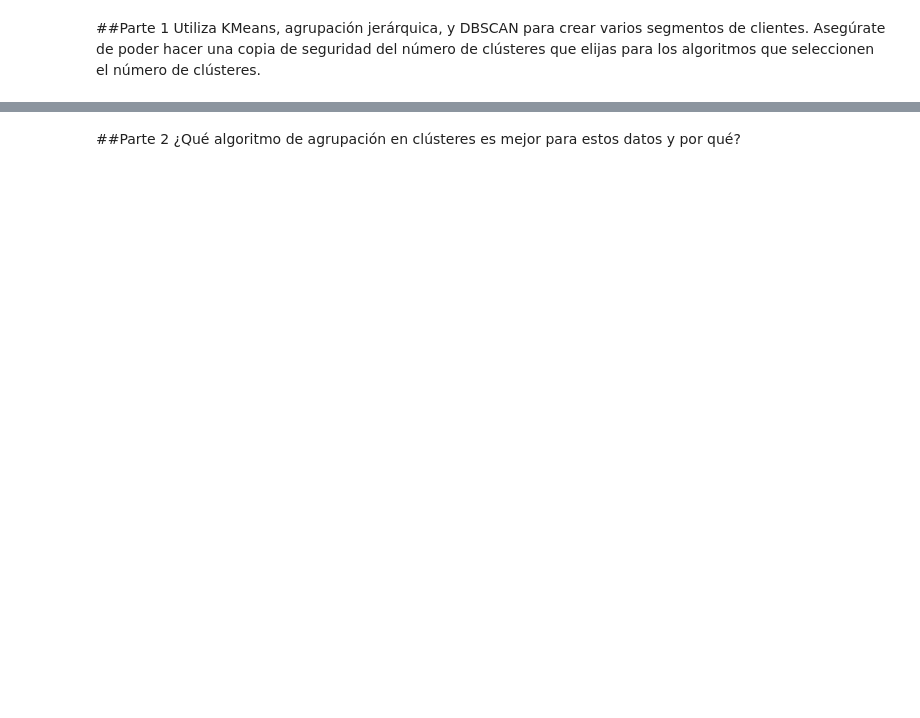
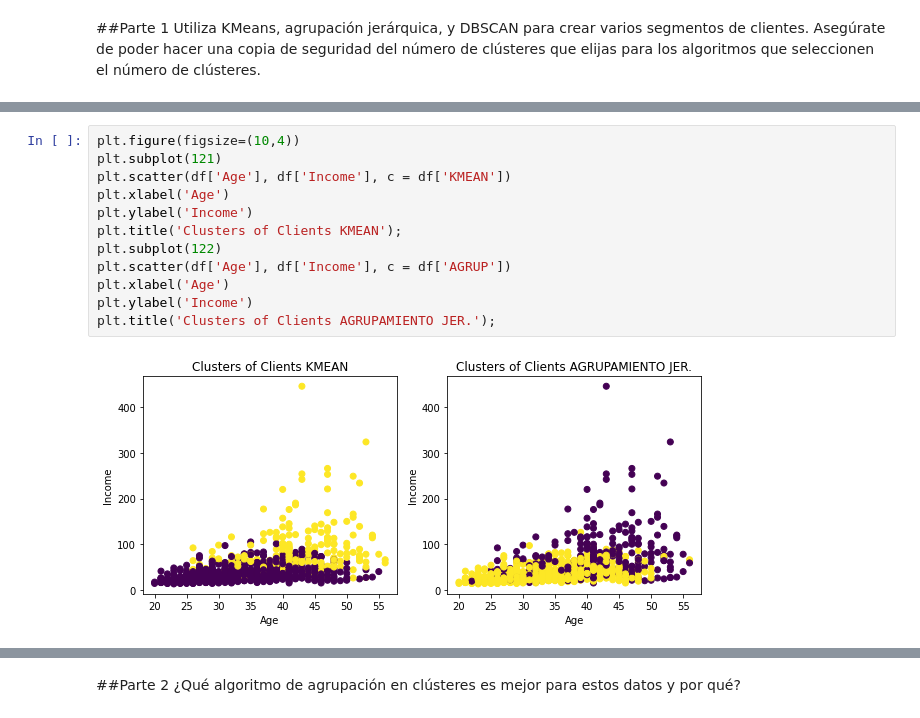
Before and after one commit to JGuarnizo/Coding_Dojo, a Jupyter notebook: Machine_Learning/Week8_KMeans/Ejercicio_Comparacion_JG.ipynb, the cells around one changed output, grey strips where cells are left out. Cells and saved outputs as stored; diff of their text form; blank space fills up the shorter version.

```diff
--- a/Machine_Learning/Week8_KMeans/Ejercicio_Comparacion_JG.ipynb
+++ b/Machine_Learning/Week8_KMeans/Ejercicio_Comparacion_JG.ipynb
@@ -10,0 +129,14 @@ Utiliza KMeans, agrupación jerárquica, y DBSCAN para crear varios segmentos de
+# %%
+plt.figure(figsize=(10,4))
+plt.subplot(121)
+plt.scatter(df['Age'], df['Income'], c = df['KMEAN'])
+plt.xlabel('Age')
+plt.ylabel('Income')
+plt.title('Clusters of Clients KMEAN');
+plt.subplot(122)
+plt.scatter(df['Age'], df['Income'], c = df['AGRUP'])
+plt.xlabel('Age')
+plt.ylabel('Income')
+plt.title('Clusters of Clients AGRUPAMIENTO JER.');
+# %% [output]
+[figure, added]
```
Also changed, not shown: parts of 15 cells of this notebook.
